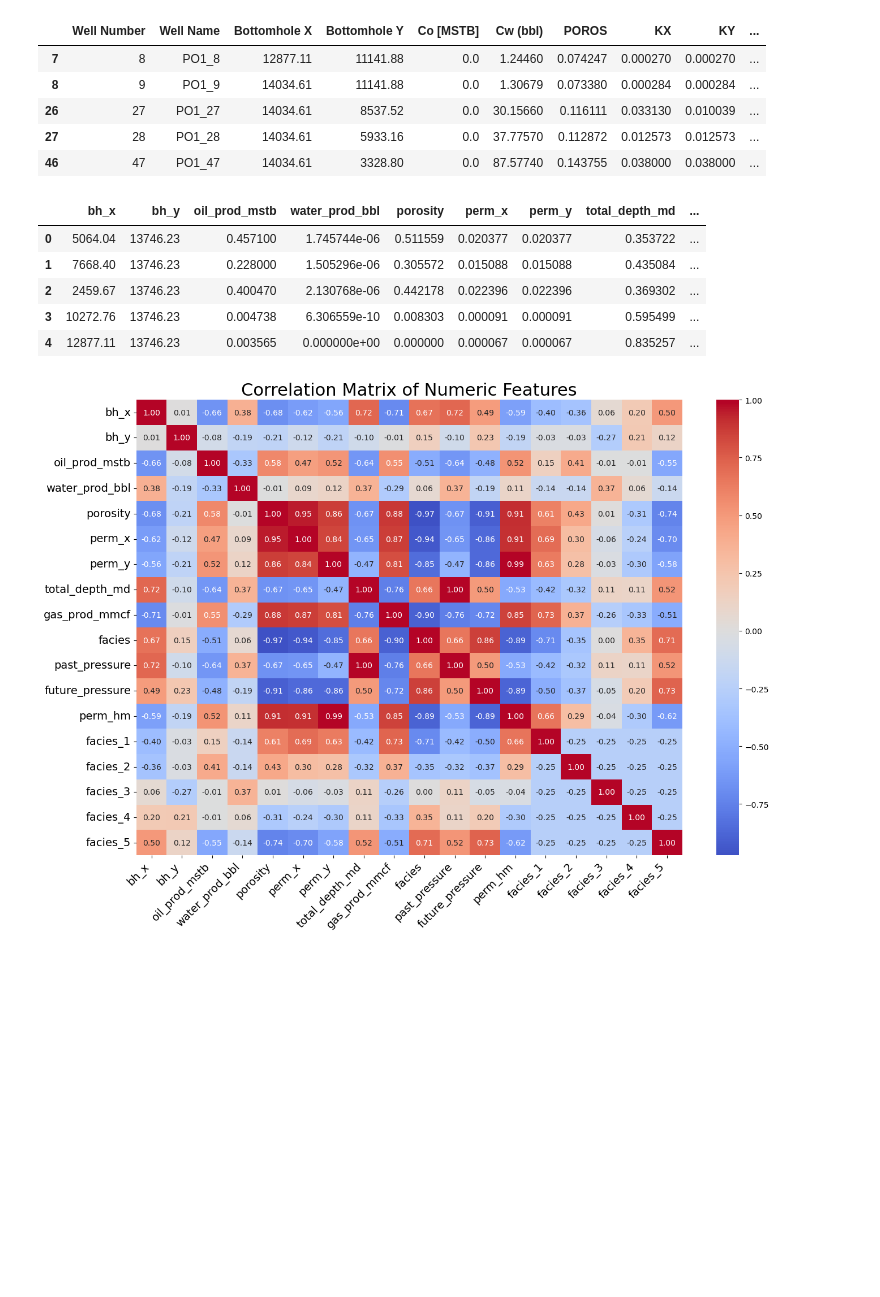
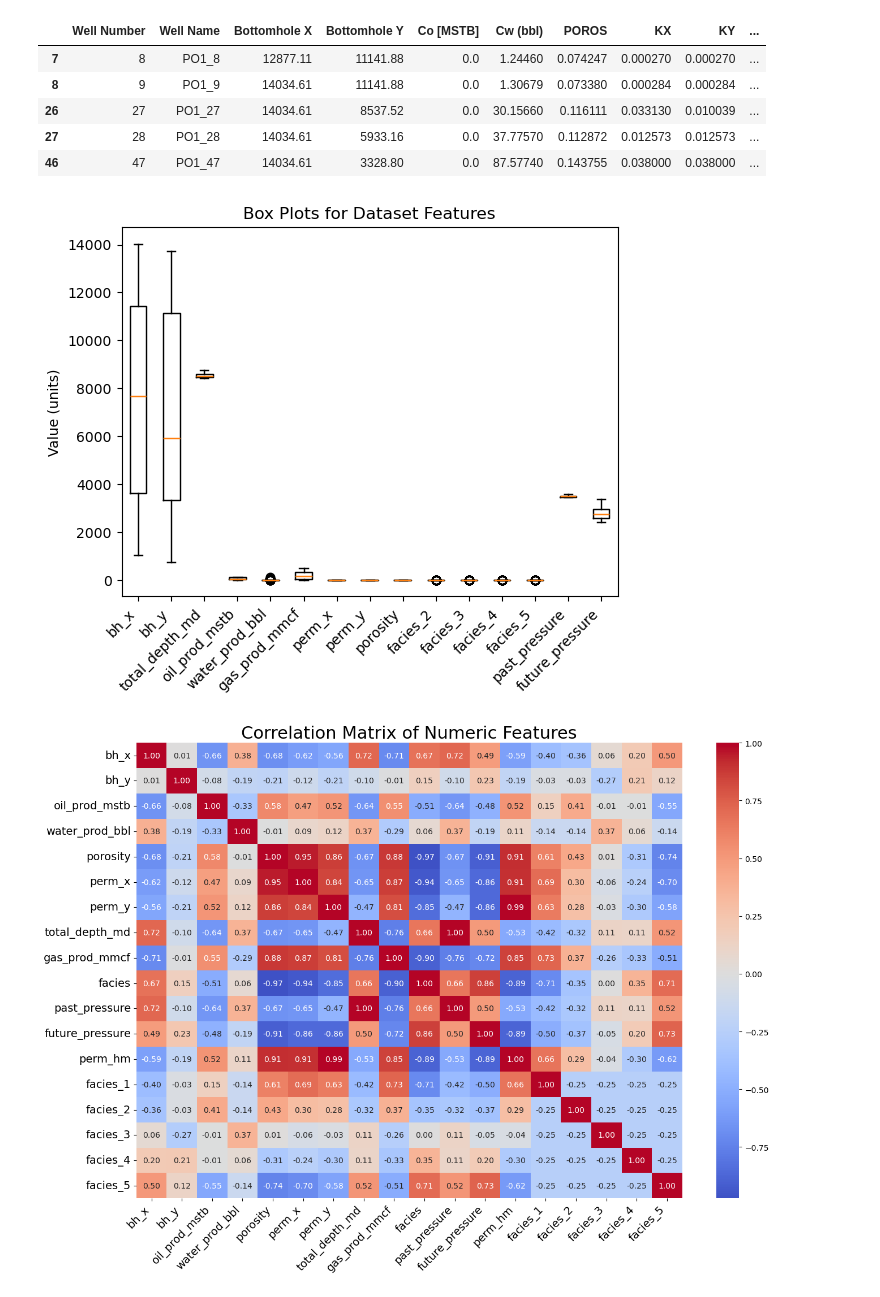
Before and after one commit to elnflores/NSC-325-Sweet-Spot-Identification, a Jupyter notebook: Final.ipynb, the cells around one changed output. Saved outputs shown, nothing was run; the diff lists cells and outputs as text; code cells hidden in the pictures; blank space fills up the shorter version.

```diff
--- a/Final.ipynb
+++ b/Final.ipynb
@@ -188,57 +188,18 @@ mappings = {
     'P_2029-1-1': 'future_pressure' # Predicted pressure on January 1, 2029
 }
 df.rename(columns=mappings, inplace=True)
-
-# Add harmonic mean permeability to dataframe
-df['perm_hm'] = 2 * df['perm_x'] * df['perm_y'] / (df['perm_x'] + df['perm_y'])
-
-# One-hot encode facies for correlation analysis
-facies_dummies = pd.get_dummies(df['facies'], prefix='facies', drop_first=False)
-
-# Replace inf and drop NaNs in scaled columns
-columns_to_scale = ['total_depth_md']
-df = df.replace([np.inf, -np.inf], np.nan).dropna(subset=columns_to_scale)
-
-# Create scaled copy
-df_scaled = df.copy()
-scaler = MinMaxScaler()
-df_scaled[columns_to_scale] = scaler.fit_transform(df[columns_to_scale])
-
-# Keep facies as original integer labels
-df_scaled['facies'] = df['facies'].astype(int)
-
-# Build grid and krige depth
-grid_x = np.linspace(df_scaled['bh_x'].min(), df_scaled['bh_x'].max(), 150)
-grid_y = np.linspace(df_scaled['bh_y'].min(), df_scaled['bh_y'].max(), 150)
-depth_grid = krige_to_grid(df_scaled, 'total_depth_md', grid_x, grid_y)
-numeric_df = df.select_dtypes(include=[np.number])
-
-# Dataframe including numeric features and facies dummies
-df_corr = pd.concat([numeric_df, facies_dummies], axis=1)
-
-# Create facies column in original df before scaling
-df['facies'] = df.apply(get_facies_label, axis=1)
-
-# Scale relevant columns
-columns_to_scale = ['perm_hm', 'porosity', 'oil_prod_mstb', 'gas_prod_mmcf',
-                    'total_depth_md', 'water_prod_bbl']
-
-# Replace inf values and drop rows with NaN in columns to scale
-df = df.replace([np.inf, -np.inf], np.nan).dropna(subset=columns_to_scale)
-
-# Create scaled dataframe
-df_scaled = df.copy()
-scaler = MinMaxScaler()
-df_scaled[columns_to_scale] = scaler.fit_transform(df[columns_to_scale])
-
-# Keep facies column in df_scaled (already created above)
-df_scaled['facies'] = df['facies']
-
-df_scaled.head()
-# %% [output]
-|  | bh_x | bh_y | oil_prod_mstb | water_prod_bbl | porosity | perm_x | perm_y | total_depth_md | ... |
-| 0 | 5064.04 | 13746.23 | 0.457100 | 1.745744e-06 | 0.511559 | 0.020377 | 0.020377 | 0.353722 | ... |
-| 1 | 7668.40 | 13746.23 | 0.228000 | 1.505296e-06 | 0.305572 | 0.015088 | 0.015088 | 0.435084 | ... |
-| 2 | 2459.67 | 13746.23 | 0.400470 | 2.130768e-06 | 0.442178 | 0.022396 | 0.022396 | 0.369302 | ... |
-| 3 | 10272.76 | 13746.23 | 0.004738 | 6.306559e-10 | 0.008303 | 0.000091 | 0.000091 | 0.595499 | ... |
-| 4 | 12877.11 | 13746.23 | 0.003565 | 0.000000e+00 | 0.000000 | 0.000067 | 0.000067 | 0.835257 | ... |
+# %%
+# One-hot encode facies for correlation analysis
+facies_dummies = pd.get_dummies(df['facies'], prefix='facies', drop_first=False)
+
+df_temp = pd.get_dummies(df, columns=['facies'], drop_first=True)
+df_temp = df_temp[['bh_x', 'bh_y', 'total_depth_md', 'oil_prod_mstb', 'water_prod_bbl', 'gas_prod_mmcf', 'perm_x', 'perm_y', 'porosity', 'facies_2', 'facies_3', 'facies_4', 'facies_5', 'past_pressure', 'future_pressure']]
+
+# Boxplots to check for outliers
+plt.boxplot(df_temp, labels=df_temp.columns)
+plt.xticks(rotation=45, ha='right')
+plt.ylabel('Value (units)')
+plt.title('Box Plots for Dataset Features')
+plt.show()
+# %% [output]
+[figure, added]
```
Also changed, not shown: parts of 3 cells of this notebook.
